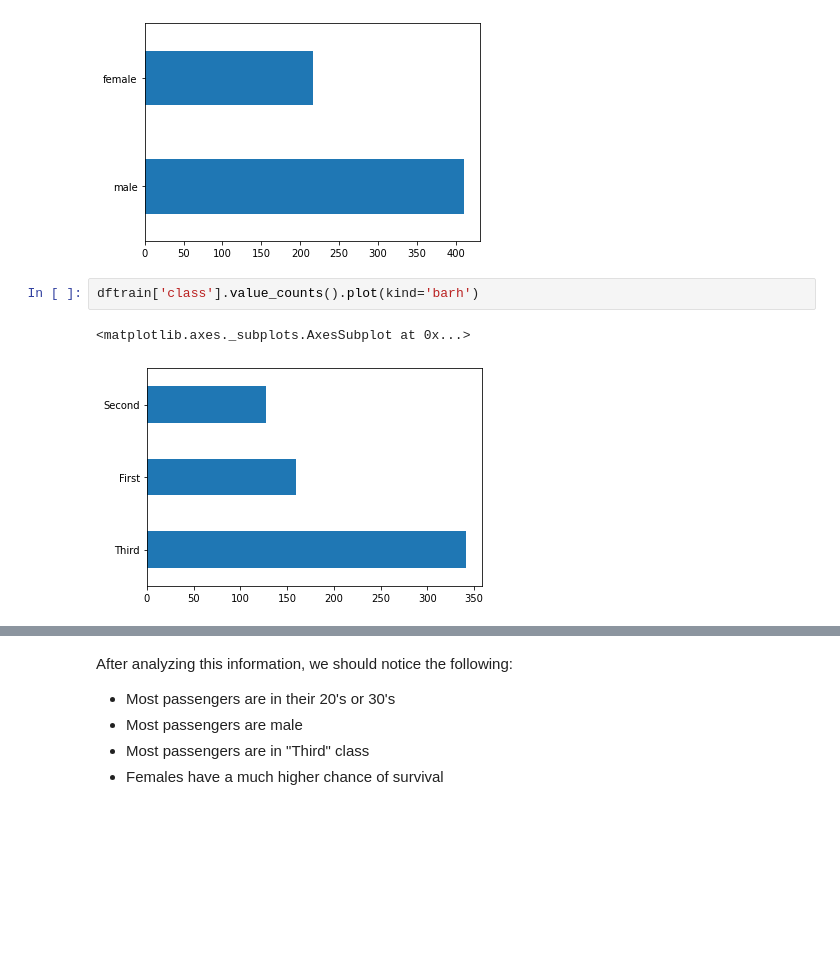
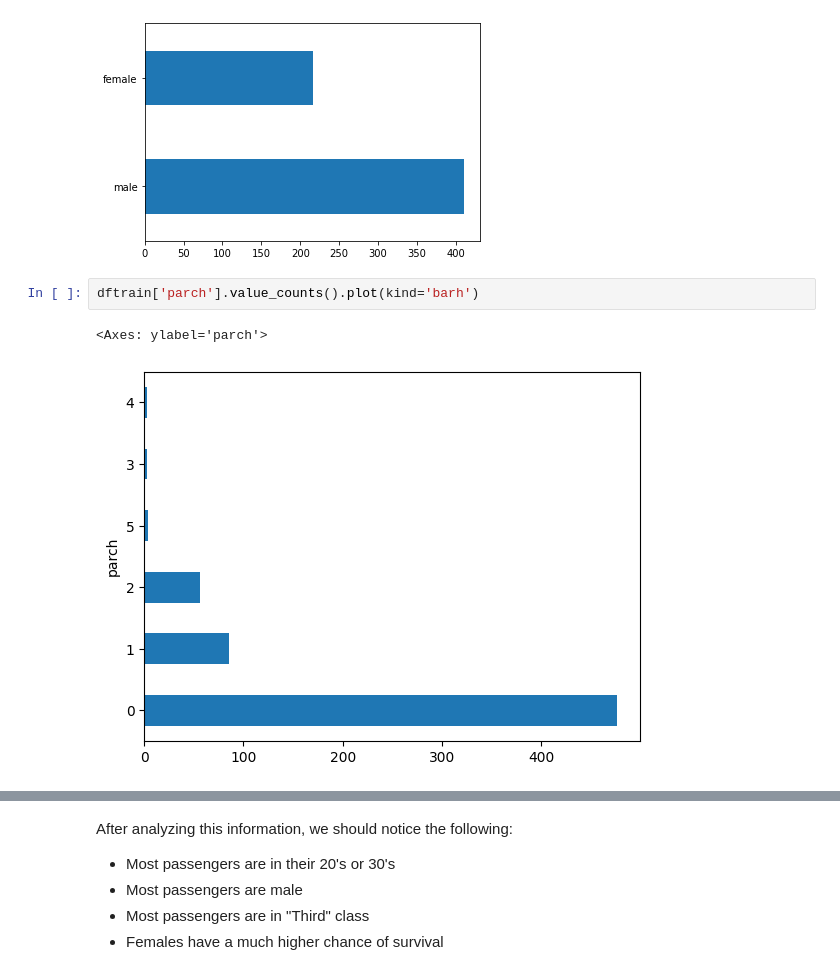
Before and after one commit to Veselin15/Machine_Learning_Course, a Jupyter notebook: Linear_Regression/colab_notebook.ipynb, the cells around one changed output, grey strips where cells are left out. Saved outputs shown, nothing was run; the diff lists cells and outputs as text; blank space fills up the shorter version.

```diff
--- a/Linear_Regression/colab_notebook.ipynb
+++ b/Linear_Regression/colab_notebook.ipynb
@@ -168,10 +165,10 @@ dftrain.sex.value_counts().plot(kind='barh')
 <matplotlib.axes._subplots.AxesSubplot at 0x...>
 [figure]
 # %%
-dftrain['class'].value_counts().plot(kind='barh')
+dftrain['parch'].value_counts().plot(kind='barh')
 # %% [output]
-<matplotlib.axes._subplots.AxesSubplot at 0x...>
+<Axes: ylabel='parch'>
-[figure, old version]
+[figure, new version]
 # %%
 pd.concat([dftrain, y_train], axis=1).groupby('sex').survived.mean().plot(kind='barh').set_xlabel('% survive')
 # %% [output]
```
Also changed, not shown: parts of 3 cells of this notebook.
